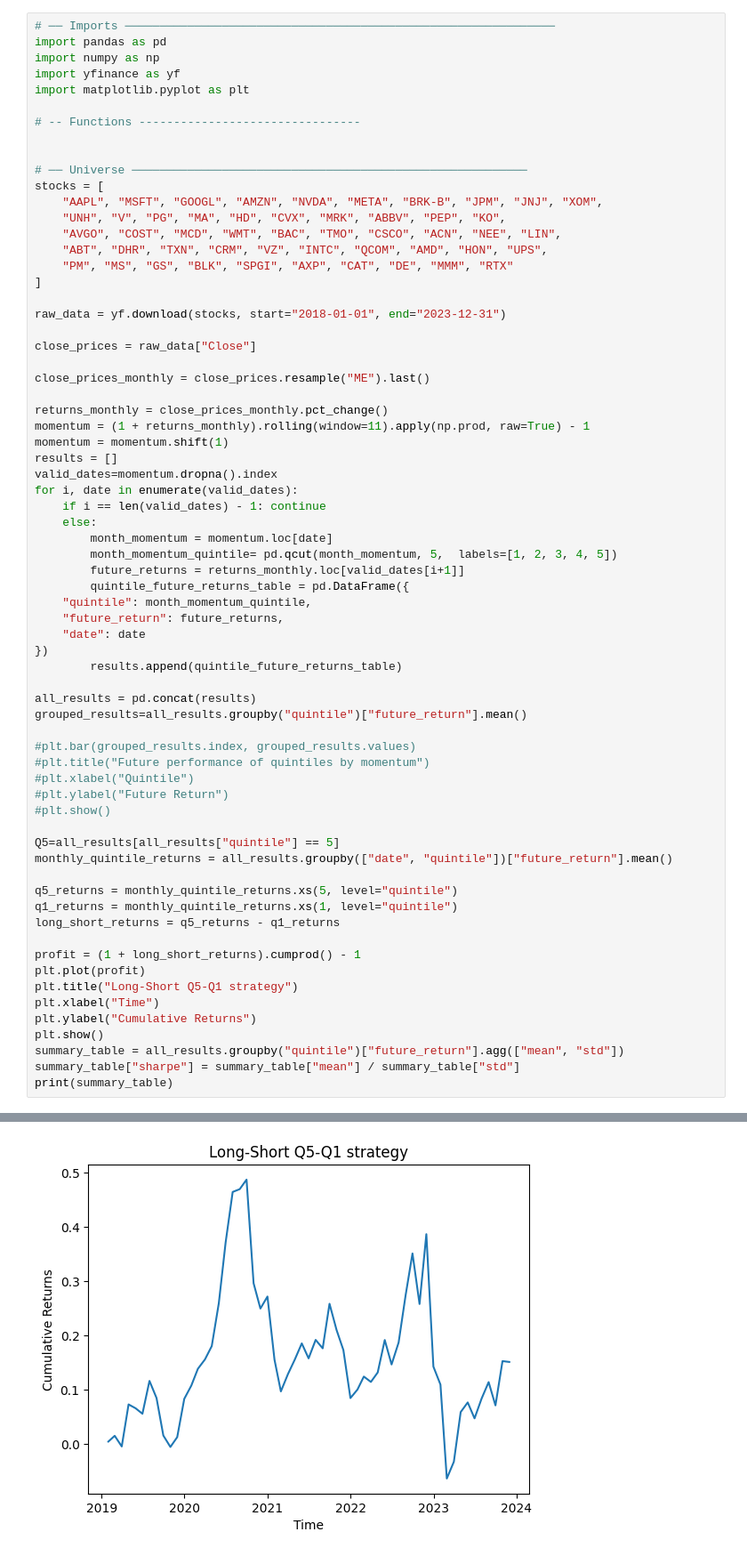
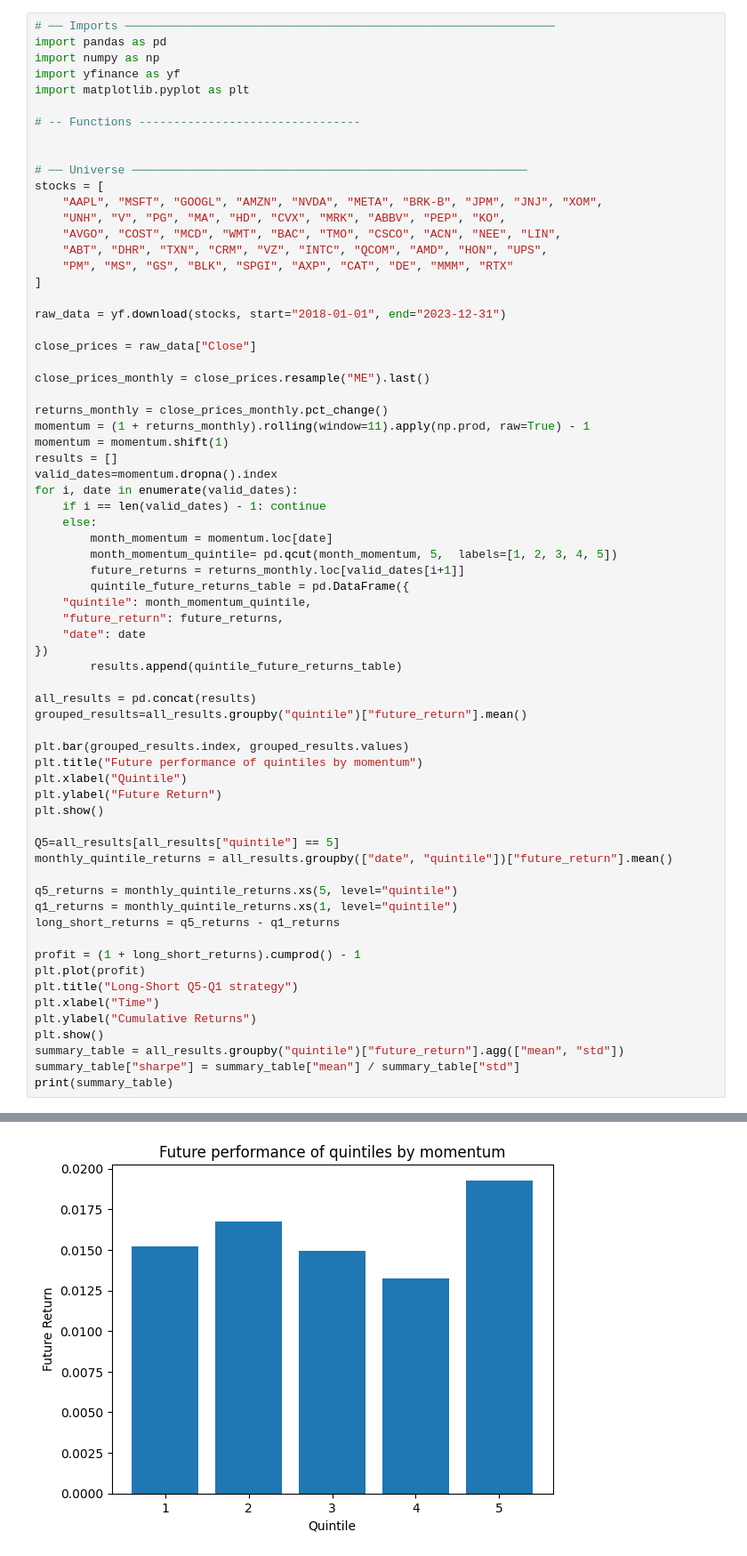
Before and after one commit to MartinValachy/momentum-factor-project, a Jupyter notebook: momentum_analysis.ipynb, the cells around one changed output, grey strips where cells are left out. Shown at 89% size. Cells and saved outputs as stored; diff of their text form.

```diff
--- a/momentum_analysis.ipynb
+++ b/momentum_analysis.ipynb
@@ -36,36 +36,36 @@ for i, date in enumerate(valid_dates):
         future_returns = returns_monthly.loc[valid_dates[i+1]]
         quintile_future_returns_table = pd.DataFrame({
     "quintile": month_momentum_quintile,
     "future_return": future_returns,
     "date": date
 })
         results.append(quintile_future_returns_table)
 
 all_results = pd.concat(results)
 grouped_results=all_results.groupby("quintile")["future_return"].mean()
 
-#plt.bar(grouped_results.index, grouped_results.values)
-#plt.title("Future performance of quintiles by momentum")
-#plt.xlabel("Quintile")
-#plt.ylabel("Future Return")
-#plt.show()
+plt.bar(grouped_results.index, grouped_results.values)
+plt.title("Future performance of quintiles by momentum")
+plt.xlabel("Quintile")
+plt.ylabel("Future Return")
+plt.show()
 
 Q5=all_results[all_results["quintile"] == 5]
 monthly_quintile_returns = all_results.groupby(["date", "quintile"])["future_return"].mean()
 
 q5_returns = monthly_quintile_returns.xs(5, level="quintile")
 q1_returns = monthly_quintile_returns.xs(1, level="quintile")
 long_short_returns = q5_returns - q1_returns
 
 profit = (1 + long_short_returns).cumprod() - 1
 plt.plot(profit)
 plt.title("Long-Short Q5-Q1 strategy")
 plt.xlabel("Time")
 plt.ylabel("Cumulative Returns")
 plt.show()
 summary_table = all_results.groupby("quintile")["future_return"].agg(["mean", "std"])
 summary_table["sharpe"] = summary_table["mean"] / summary_table["std"]
 print(summary_table)
 # %% [output]
 [*********************100%***********************]  50 of 50 completed
-[figure, old version]
+[figure, new version]
```
Also changed, not shown: parts of 2 cells of this notebook.
